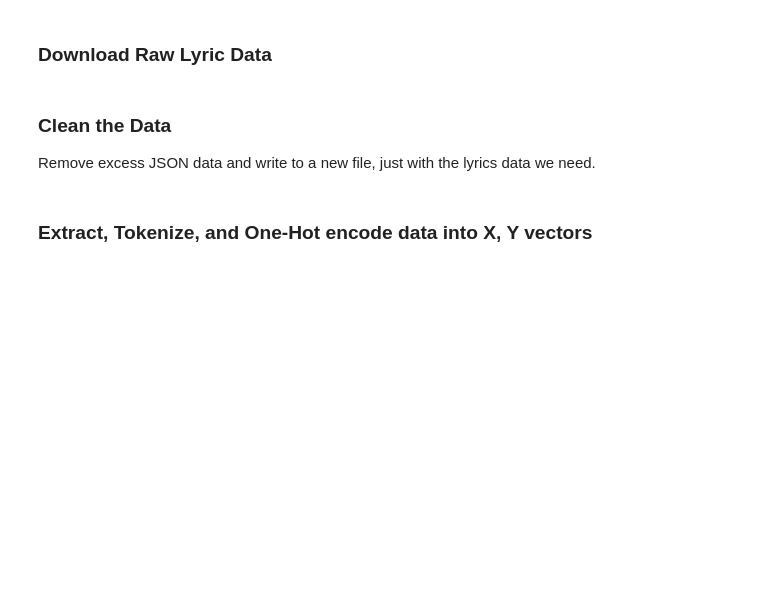
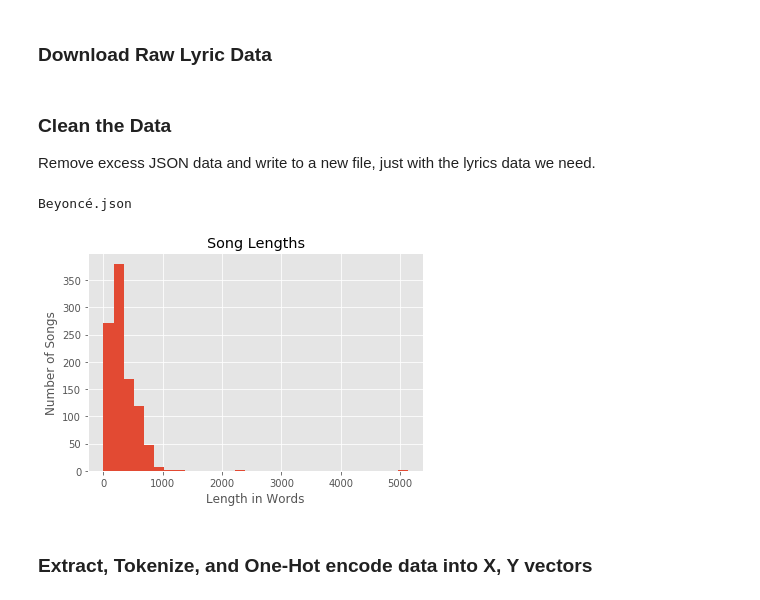
Before and after one commit to duncangrubbs/lyrics-to-artist, a Jupyter notebook: Lyrics to Artist.ipynb, the cells around one changed output. Saved outputs shown, nothing was run; the diff lists cells and outputs as text; code cells hidden in the pictures; blank space fills up the shorter version.

Commit message:
Add plot.

```diff
--- a/Lyrics to Artist.ipynb
+++ b/Lyrics to Artist.ipynb
@@ -67,6 +67,27 @@ for artist in tqdm(artist_names):
             song_obj[artist].append(song['lyrics'])
         with open(f'./data/cleaned/{artist}.json', 'w') as outfile:
             json.dump(song_obj, outfile)
+# %%
+lens = []
+index = np.arange(0, 1000)
+for filename in os.listdir('./data/cleaned'):
+    with open(f'./data/cleaned/{filename}') as file:
+        # ignore macOS files
+        if filename == '.DS_Store': continue
+        artist_name = filename.replace('.json', '')
+        data = json.load(file)[artist_name]
+        for song in data:
+            lens.append(len(song.split(' ')))
+
+plt.title('Song Lengths')
+plt.xlabel('Length in Words')
+plt.ylabel('Number of Songs')
+plt.hist(lens, bins=30)
+plt.savefig('songlens.png', dpi=400)
+plt.show()
+# %% [output]
+Beyoncé.json
+[figure, added]
 # %% [markdown]
 ### Extract, Tokenize, and One-Hot encode data into X, Y vectors
 # %%
```
Also changed, not shown: 1 other file.
